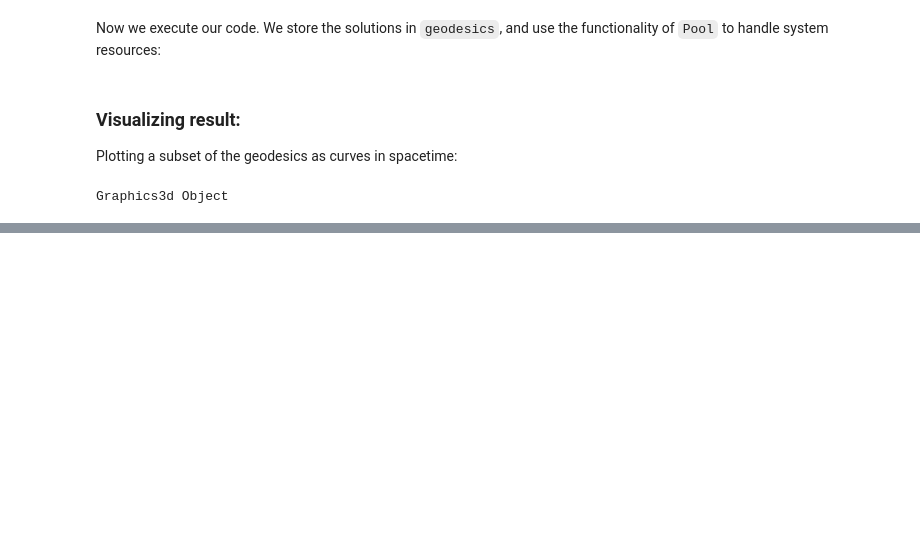
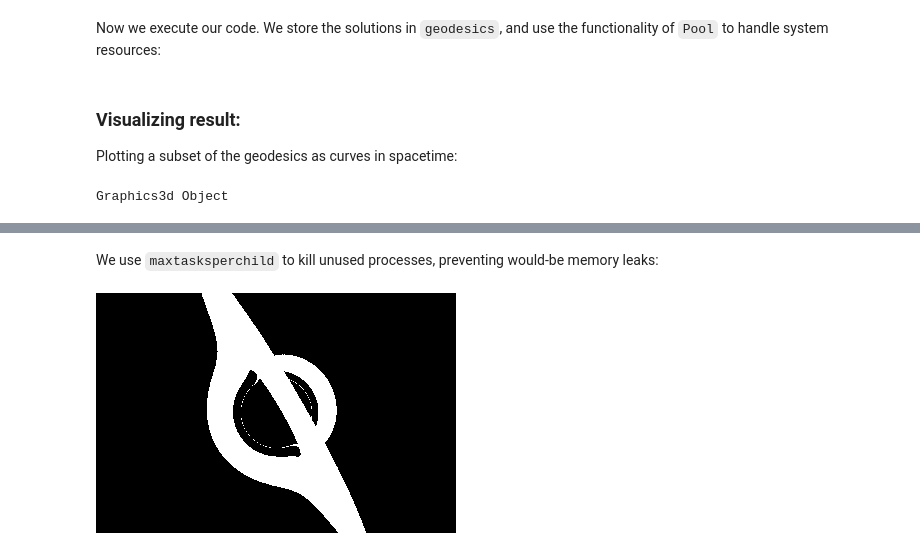
Before and after one commit to Dustpancake/sagemath-resources, a Jupyter notebook: notebooks/black_hole.ipynb, the cells around one changed output, grey strips where cells are left out. Cells and saved outputs as stored; diff of their text form; code cells hidden in the pictures; blank space fills up the shorter version.

Commit message:
basic geodesic rendering around accretion disk

```diff
--- a/notebooks/black_hole.ipynb
+++ b/notebooks/black_hole.ipynb
@@ -227,0 +392,3 @@ Graphics3d Object
+# %%
+import numpy as np
+image = np.zeros((HEIGHT, WIDTH, 3), dtype=float)
@@ -227,0 +421,43 @@ Graphics3d Object
+# %% [markdown]
+We use `maxtasksperchild` to kill unused processes, preventing would-be memory leaks:
+# %%
+def render(g_coords, data):
+    global HEIGHT, WIDTH
+
+    f = FloatProgress(min=0, max=WIDTH)
+    display(f)
+
+    pool = multiprocessing.Pool(N_CPU, maxtasksperchild=int(10))
+
+    args = [(g_coords, i) for i in range(-WIDTH / 2, WIDTH / 2)]
+
+    for i, cols in enumerate(
+        pool.imap_unordered(render_column, args)
+    ):
+        f.value += 1
+
+        x, res = cols
+        data[:, x + WIDTH / 2, :] = res
+
+    pool.close()
+    pool.join()
+
+    return data
+# %%
+%display plain
+
+imageout = render(geodesics_coords, image)
+
+%display latex
+# %%
+try:
+    import Image as PILImage
+except ImportError:
+    from PIL import Image as PILImage
+
+img1 = PILImage.fromarray(np.uint8(imageout))
+# %%
+%display plain
+display(img1)
+# %% [output]
+[figure, added]
```
Also changed, not shown: parts of 20 cells of this notebook.
